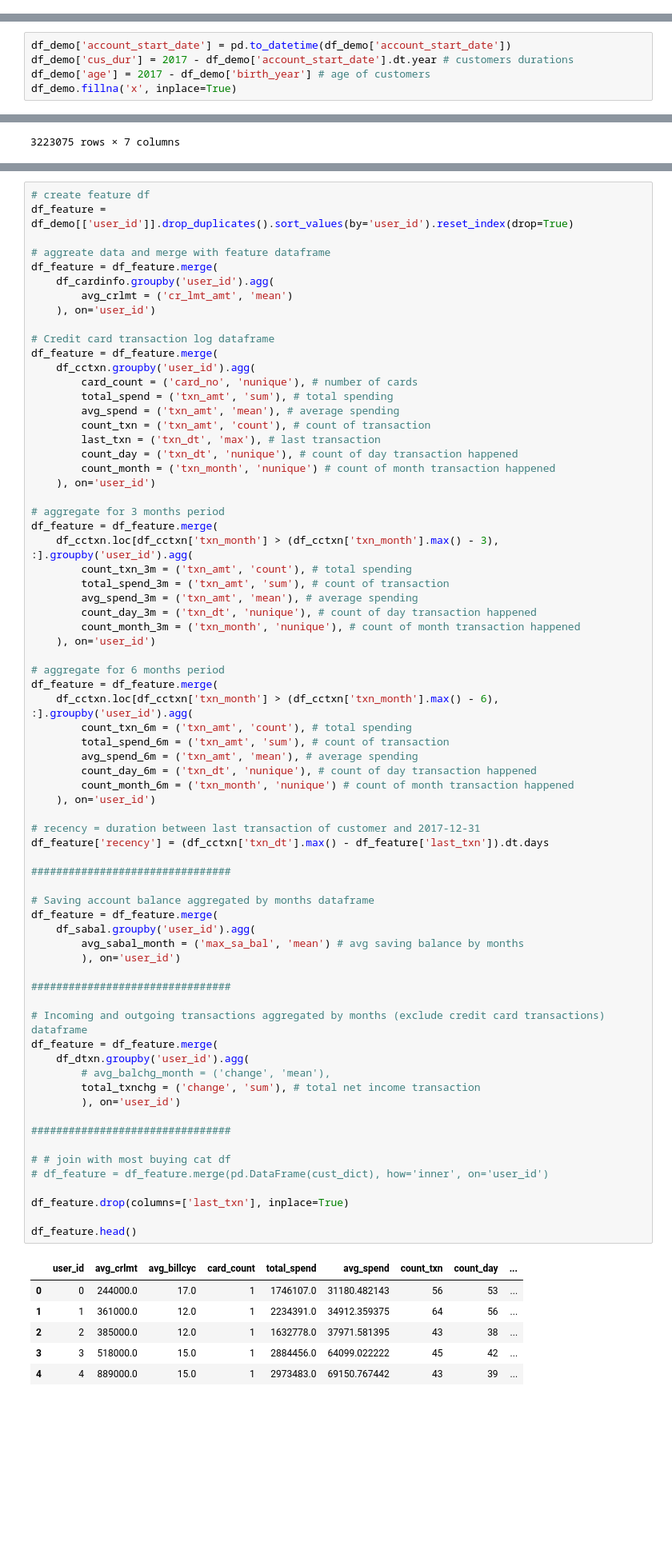
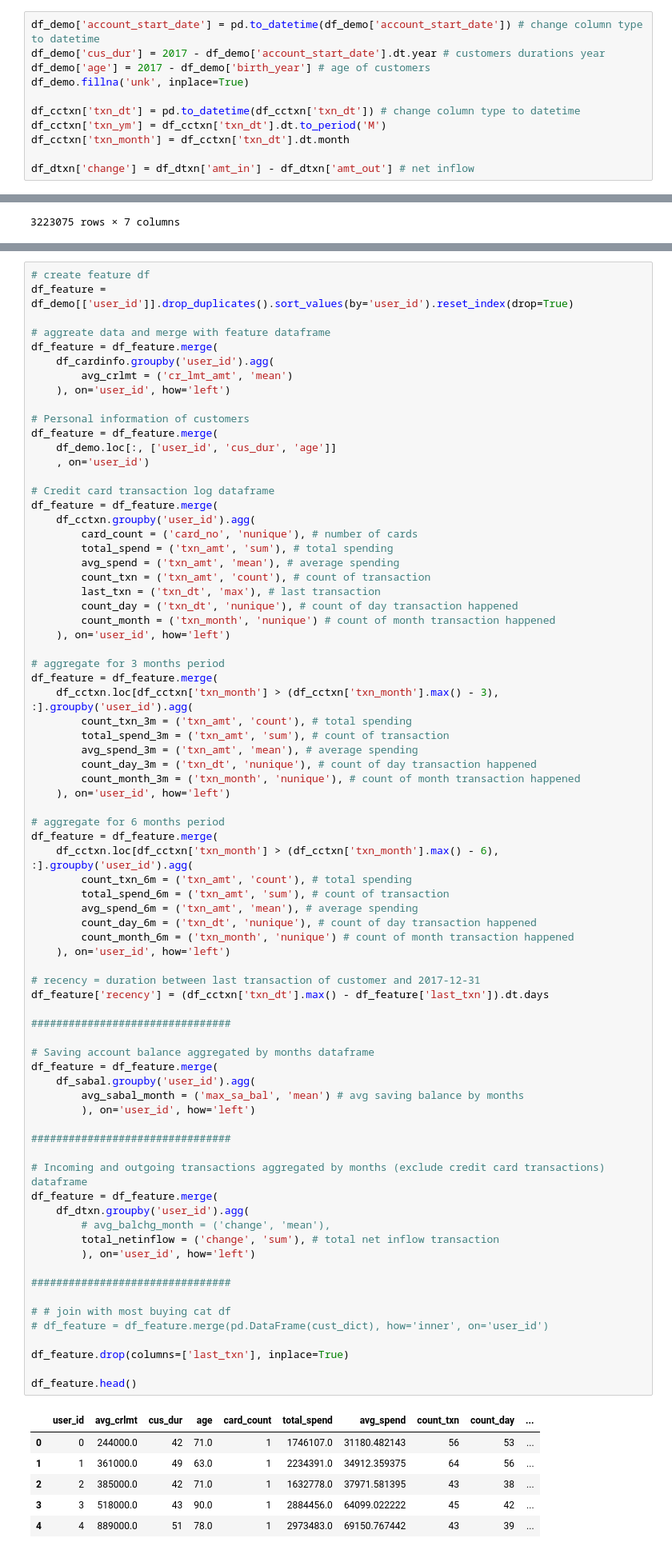
Before and after one commit to terjirapat/CreditCardChurning, a Jupyter notebook: main.ipynb, the cells around one changed output, grey strips where cells are left out. Shown at 80% size. Cells and saved outputs as stored; diff of their text form; blank space fills up the shorter version.

```diff
--- a/main.ipynb
+++ b/main.ipynb
@@ -264,3 +265,14 @@ Head of DataFrame: df_dtxn - Incoming and outgoing transactions aggregated by mo
 |  | user_id | mm | amt_in | amt_out |
 ==================================================
+# %%
+df_demo['account_start_date'] = pd.to_datetime(df_demo['account_start_date']) # change column type to datetime
+df_demo['cus_dur'] = 2017 - df_demo['account_start_date'].dt.year # customers durations year
+df_demo['age'] = 2017 - df_demo['birth_year'] # age of customers
+df_demo.fillna('unk', inplace=True)
+
+df_cctxn['txn_dt'] = pd.to_datetime(df_cctxn['txn_dt']) # change column type to datetime
+df_cctxn['txn_ym'] = df_cctxn['txn_dt'].dt.to_period('M')
+df_cctxn['txn_month'] = df_cctxn['txn_dt'].dt.month
+
+df_dtxn['change'] = df_dtxn['amt_in'] - df_dtxn['amt_out'] # net inflow
 # %%
@@ -315,8 +390,3 @@ Head of DataFrame: df_dtxn - Incoming and outgoing transactions aggregated by mo
 # EDA
 # %% [markdown]
 ## df_demo
-# %%
-df_demo['account_start_date'] = pd.to_datetime(df_demo['account_start_date'])
-df_demo['cus_dur'] = 2017 - df_demo['account_start_date'].dt.year # customers durations
-df_demo['age'] = 2017 - df_demo['birth_year'] # age of customers
-df_demo.fillna('x', inplace=True)
@@ -777,7 +794,12 @@ df_feature = df_demo[['user_id']].drop_duplicates().sort_values(by='user_id').re
 df_feature = df_feature.merge(
     df_cardinfo.groupby('user_id').agg(
         avg_crlmt = ('cr_lmt_amt', 'mean')
-    ), on='user_id')
+    ), on='user_id', how='left')
+
+# Personal information of customers
+df_feature = df_feature.merge(
+    df_demo.loc[:, ['user_id', 'cus_dur', 'age']]
+    , on='user_id')
 
 # Credit card transaction log dataframe
 df_feature = df_feature.merge(
@@ -789,7 +811,7 @@ df_feature = df_feature.merge(
         last_txn = ('txn_dt', 'max'), # last transaction
         count_day = ('txn_dt', 'nunique'), # count of day transaction happened
         count_month = ('txn_month', 'nunique') # count of month transaction happened
-    ), on='user_id')
+    ), on='user_id', how='left')
 
 # aggregate for 3 months period
 df_feature = df_feature.merge(
@@ -799,7 +821,7 @@ df_feature = df_feature.merge(
         avg_spend_3m = ('txn_amt', 'mean'), # average spending
         count_day_3m = ('txn_dt', 'nunique'), # count of day transaction happened
         count_month_3m = ('txn_month', 'nunique'), # count of month transaction happened
-    ), on='user_id')
+    ), on='user_id', how='left')
 
 # aggregate for 6 months period
 df_feature = df_feature.merge(
@@ -809,40 +831,40 @@ df_feature = df_feature.merge(
         avg_spend_6m = ('txn_amt', 'mean'), # average spending
         count_day_6m = ('txn_dt', 'nunique'), # count of day transaction happened
         count_month_6m = ('txn_month', 'nunique') # count of month transaction happened
-    ), on='user_id')
+    ), on='user_id', how='left')
 
 # recency = duration between last transaction of customer and 2017-12-31
 df_feature['recency'] = (df_cctxn['txn_dt'].max() - df_feature['last_txn']).dt.days
 
 ################################
 
 # Saving account balance aggregated by months dataframe
 df_feature = df_feature.merge(
     df_sabal.groupby('user_id').agg(
         avg_sabal_month = ('max_sa_bal', 'mean') # avg saving balance by months
-        ), on='user_id')
+        ), on='user_id', how='left')
 
 ################################
 
 # Incoming and outgoing transactions aggregated by months (exclude credit card transactions) dataframe
 df_feature = df_feature.merge(
     df_dtxn.groupby('user_id').agg(
         # avg_balchg_month = ('change', 'mean'),
-        total_txnchg = ('change', 'sum'), # total net income transaction
-        ), on='user_id')
+        total_netinflow = ('change', 'sum'), # total net inflow transaction
+        ), on='user_id', how='left')
 
 ################################
 
 # # join with most buying cat df
 # df_feature = df_feature.merge(pd.DataFrame(cust_dict), how='inner', on='user_id')
 
 df_feature.drop(columns=['last_txn'], inplace=True)
 
 df_feature.head()
 # %% [output]
-|  | user_id | avg_crlmt | avg_billcyc | card_count | total_spend | avg_spend | count_txn | count_day | ... |
-| 0 | 0 | 244000.0 | 17.0 | 1 | 1746107.0 | 31180.482143 | 56 | 53 | ... |
-| 1 | 1 | 361000.0 | 12.0 | 1 | 2234391.0 | 34912.359375 | 64 | 56 | ... |
-| 2 | 2 | 385000.0 | 12.0 | 1 | 1632778.0 | 37971.581395 | 43 | 38 | ... |
-| 3 | 3 | 518000.0 | 15.0 | 1 | 2884456.0 | 64099.022222 | 45 | 42 | ... |
-| 4 | 4 | 889000.0 | 15.0 | 1 | 2973483.0 | 69150.767442 | 43 | 39 | ... |
+|  | user_id | avg_crlmt | cus_dur | age | card_count | total_spend | avg_spend | count_txn | count_day | ... |
+| 0 | 0 | 244000.0 | 42 | 71.0 | 1 | 1746107.0 | 31180.482143 | 56 | 53 | ... |
+| 1 | 1 | 361000.0 | 49 | 63.0 | 1 | 2234391.0 | 34912.359375 | 64 | 56 | ... |
+| 2 | 2 | 385000.0 | 42 | 71.0 | 1 | 1632778.0 | 37971.581395 | 43 | 38 | ... |
+| 3 | 3 | 518000.0 | 43 | 90.0 | 1 | 2884456.0 | 64099.022222 | 45 | 42 | ... |
+| 4 | 4 | 889000.0 | 51 | 78.0 | 1 | 2973483.0 | 69150.767442 | 43 | 39 | ... |
```
Also changed, not shown: parts of 50 cells of this notebook.
